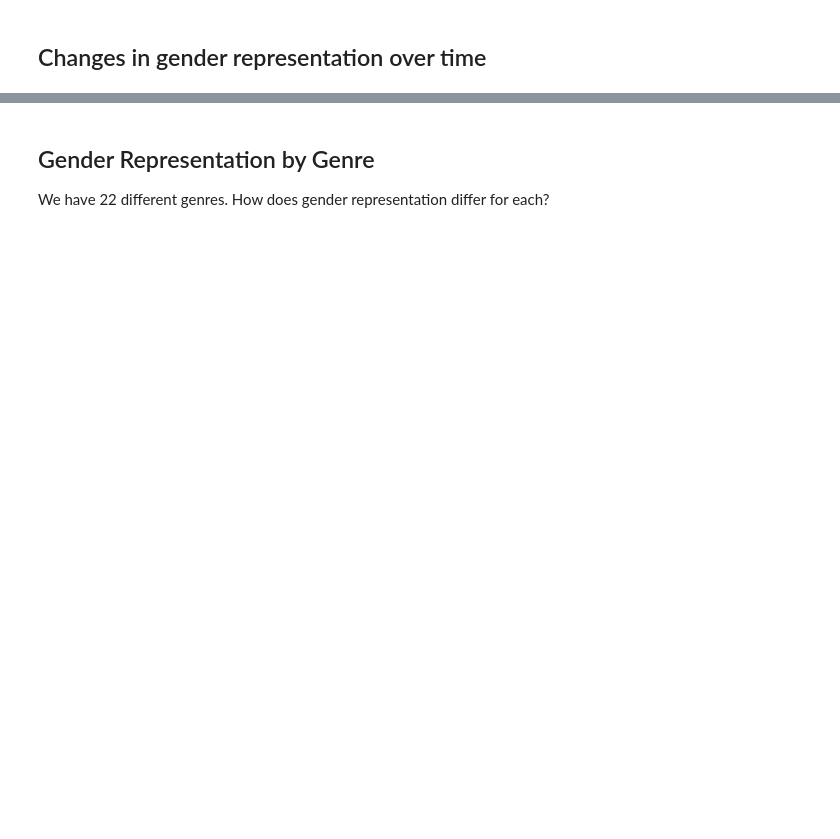
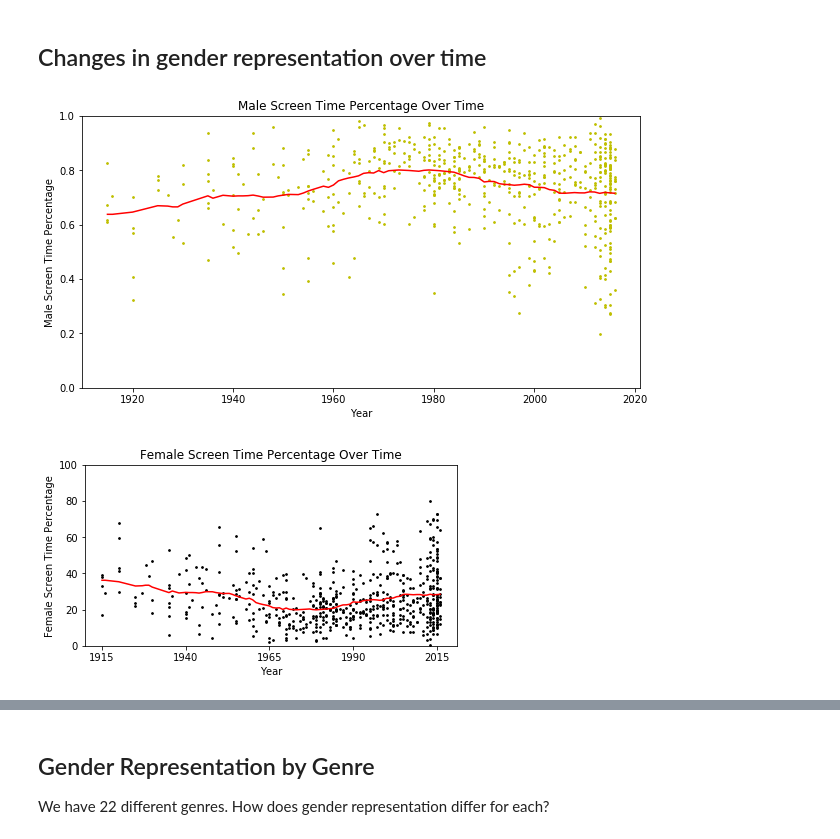
Before and after one commit to DanFu09/esper, a Jupyter notebook: app/notebooks/gender_analysis.ipynb, the cells around one changed output, grey strips where cells are left out. Saved outputs shown, nothing was run; the diff lists cells and outputs as text; code cells hidden in the pictures; blank space fills up the shorter version.

Commit message:
Checkpoint on notebooks being used to generate graphs

```diff
--- a/app/notebooks/gender_analysis.ipynb
+++ b/app/notebooks/gender_analysis.ipynb
@@ -25,10 +26,11 @@ Faces are computed at 2 FPS and at every microshot boundary. To avoid weird edge
 # %%
 all_videos = Video.objects.filter(decode_errors=False).exclude(genres__name='animation').order_by('id').all()
 # %%
-# Takes about five and a half minutes to run!
+# Takes about six and a half minutes to run!
 # Load all FaceGender data into Rekall. faces_with_gender has one interval per face.
 facegender_qs = FaceGender.objects.filter(
-    face__frame__video__in=all_videos
+    face__frame__video__in=all_videos,
+    labeler__name="gender-knn"
 ).annotate(
     min_frame=F('face__frame__number'),
     max_frame=F('face__frame__number'),
@@ -42,6 +44,7 @@ total_faces = facegender_qs.count()
 faces_with_gender = VideoIntervalCollection.from_django_qs(
     facegender_qs,
     with_payload=merge_dict_parsers([
+        dict_payload_parser(VideoIntervalCollection.django_accessor, { 'face_id': 'face_id' }),
         dict_payload_parser(VideoIntervalCollection.django_accessor, { 'gender': 'gender_name' }),
         dict_payload_parser(VideoIntervalCollection.django_accessor, { 'gender_probability': 'probability' }),
         dict_payload_parser(VideoIntervalCollection.django_accessor, { 'face_probability': 'face_probability' })
@@ -140,6 +212,12 @@ plot_average_male_female_screen_time(videos_with_gender_ratios_no_family_fantasy
 # %% [markdown]
 ## Changes in gender representation over time
 # %%
+def movingaverage(x, y, window_size):
+    return [
+        np.mean([y2 for x2, y2 in zip(x, y) if abs(x2-x1) <= window_size])
+        for x1 in x
+    ]
+
 # Plot male ratios by year
 def plot_male_gender_ratios_by_year(videos_with_gender_ratios, min_year=None):
     data = sorted([(v.year, male_ratio) for v, (male_ratio, female_ratio) in videos_with_gender_ratios])
@@ -148,9 +226,11 @@ def plot_male_gender_ratios_by_year(videos_with_gender_ratios, min_year=None):
 
     x = [d[0] for d in data]
     y = [d[1] for d in data]
+    y_av = movingaverage(x, y, 10)
 
     fig, ax = plt.subplots(figsize=(10, 5))
     ax.scatter(x, y, s=3, color='y')
+    ax.plot(x, y_av, color='r')
     ax.set_ylim(0, 1)
     ax.set_xlabel('Year')
     ax.set_ylabel('Male Screen Time Percentage')
@@ -159,33 +239,42 @@ def plot_male_gender_ratios_by_year(videos_with_gender_ratios, min_year=None):
     #ax.set_yscale('symlog')
 
 #     ax.plot(np.unique(x), np.poly1d(np.polyfit(x, y, 3))(np.unique(x)))
-    ax.plot(np.unique(x), np.poly1d(np.polyfit(x, y, 1))(np.unique(x)), color='y')
+#     ax.plot(np.unique(x), np.poly1d(np.polyfit(x, y, 1))(np.unique(x)), color='y')
     plt.show()
 
 # Plot male ratios by year
-def plot_female_gender_ratios_by_year(videos_with_gender_ratios, min_year=None):
+def plot_female_gender_ratios_by_year(videos_with_gender_ratios, min_year=None, filename=None):
     data = sorted([(v.year, female_ratio) for v, (male_ratio, female_ratio) in videos_with_gender_ratios])
     if min_year is not None:
         data = [d for d in data if d[0] >= min_year]
 
     x = [d[0] for d in data]
-    y = [d[1] for d in data]
+    y = [100. * d[1] for d in data]
+    y_av = movingaverage(x, y, 10)
 
-    fig, ax = plt.subplots(figsize=(10, 5))
-    ax.scatter(x, y, s=3, color='g')
+    fig, ax = plt.subplots(figsize=(6.666, 3.333))
+    ax.scatter(x, y, s=3, color='k')
+    ax.plot(x, y_av, color='r')
     ax.set_ylim(0, 1)
     ax.set_xlabel('Year')
+    ax.set_xticks(range(1915, 2016, 25))
+    ax.set_yticks(range(0, 101, 20))
     ax.set_ylabel('Female Screen Time Percentage')
     ax.set_title('Female Screen Time Percentage Over Time')
 
     #ax.set_yscale('symlog')
 
 #     ax.plot(np.unique(x), np.poly1d(np.polyfit(x, y, 3))(np.unique(x)))
-    ax.plot(np.unique(x), np.poly1d(np.polyfit(x, y, 1))(np.unique(x)), color='g')
+#     ax.plot(np.unique(x), np.poly1d(np.polyfit(x, y, 1))(np.unique(x)), color='g')
+    if filename is not None:
+        plt.savefig(filename)
     plt.show()
 # %%
 plot_male_gender_ratios_by_year(videos_with_gender_ratios)
-plot_female_gender_ratios_by_year(videos_with_gender_ratios)
+plot_female_gender_ratios_by_year(videos_with_gender_ratios, filename="film_female_screen_time.pdf")
+# %% [output]
+[figure, added]
+[figure, added]
 # %%
 plot_male_gender_ratios_by_year(videos_with_gender_ratios_no_family_fantasy)
 plot_female_gender_ratios_by_year(videos_with_gender_ratios_no_family_fantasy)
```
Also changed, not shown: parts of 36 cells of this notebook, 1 other file.
